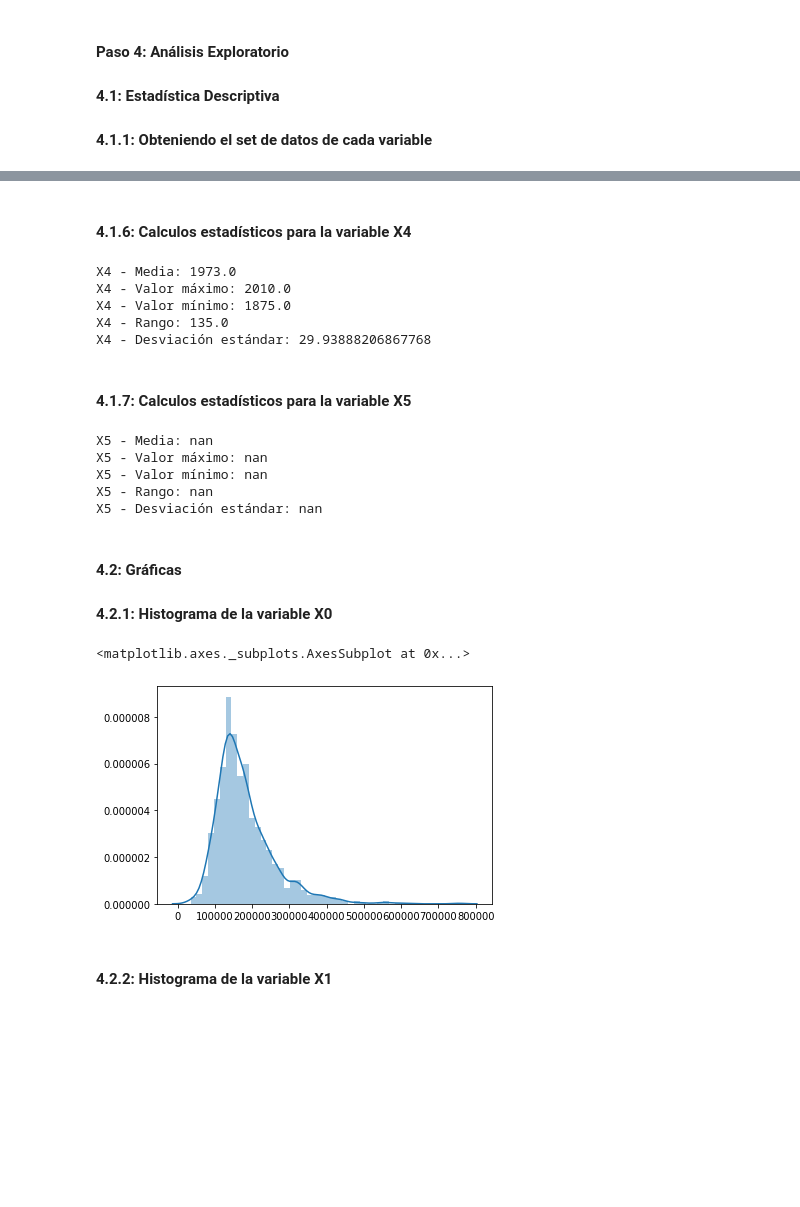
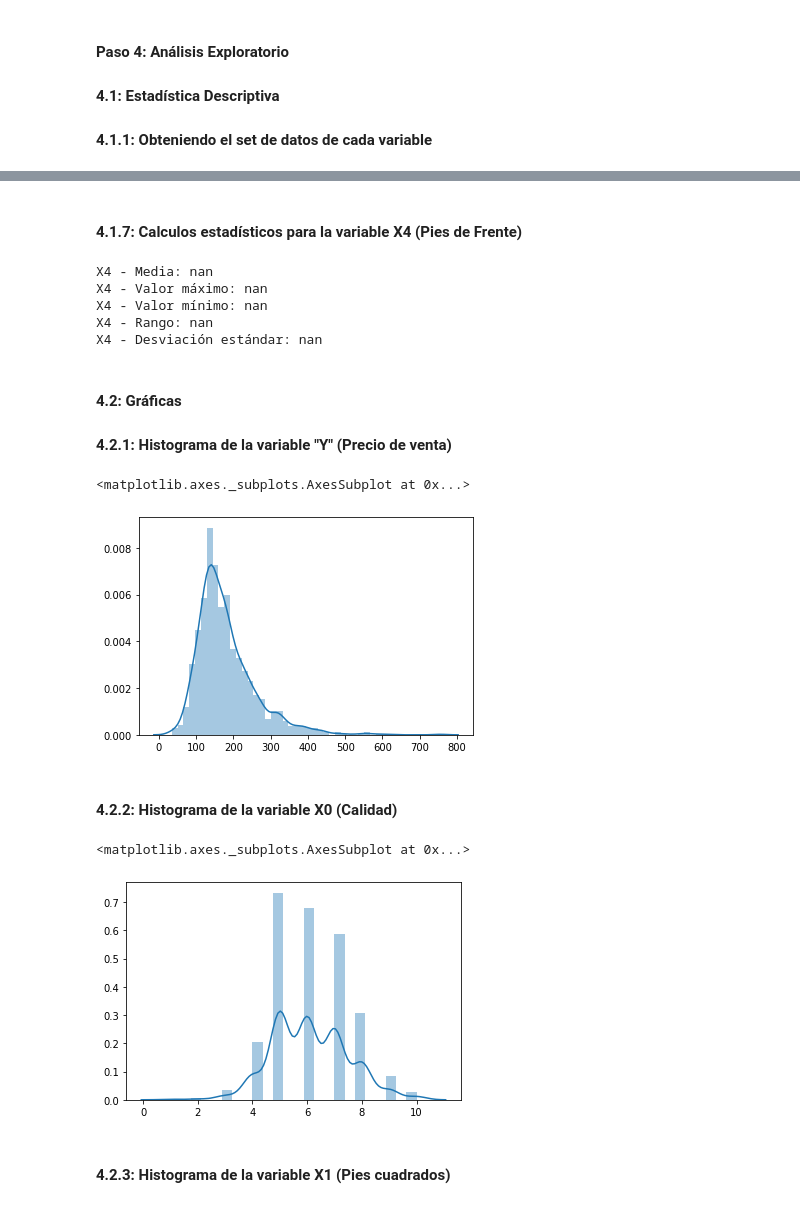
Before and after one commit to estuardozapeta/Python-Proyecto, a Jupyter notebook: Proyecto.ipynb, the cells around one changed output, grey strips where cells are left out. Saved outputs shown, nothing was run; the diff lists cells and outputs as text; code cells hidden in the pictures; blank space fills up the shorter version.

```diff
--- a/Proyecto.ipynb
+++ b/Proyecto.ipynb
@@ -32,9 +34,9 @@ set_prueba = array[n_entreno:]
 
 #### **4.1.1**: Obteniendo el set de datos de cada variable
 # %%
-X0 = set_entreno[:,0]
-X1 = set_entreno[:,1]
-X2 = set_entreno[:,2]
-X3 = set_entreno[:,3]
-X4 = set_entreno[:,4]
-X5 = set_entreno[:,5]
+Y = set_entreno[:,0]
+X0 = set_entreno[:,1]
+X1 = set_entreno[:,2]
+X2 = set_entreno[:,3]
+X3 = set_entreno[:,4]
+X4 = set_entreno[:,5]
@@ -40,0 +45,13 @@ X5 = set_entreno[:,5]
+# %%
+Y = Y/1000
+media_Y = np.median(Y)
+max_Y = np.max(Y)
+min_Y = np.min(Y)
+ptp_Y = np.ptp(Y)
+std_Y = np.std(Y)
+
+print("Y - Media:", media_Y)
+print("Y - Valor máximo:", max_Y)
+print("Y - Valor mínimo:", min_Y)
+print("Y - Rango:", ptp_Y)
+print("Y - Desviación estándar:", std_Y)
@@ -121,5 +144,5 @@ X3 - Desviación estándar: 1.6084517167387253
 # %% [markdown]
-#### **4.1.6**: Calculos estadísticos para la variable **X4**
+#### **4.1.7**: Calculos estadísticos para la variable **X4** (Pies de Frente)
 # %%
 media_X4 = np.median(X4)
 max_X4 = np.max(X4)
@@ -133,42 +156,29 @@ print("X4 - Valor mínimo:", min_X4)
 print("X4 - Rango:", ptp_X4)
 print("X4 - Desviación estándar:", std_X4)
 # %% [output]
-X4 - Media: 1973.0
-X4 - Valor máximo: 2010.0
-X4 - Valor mínimo: 1875.0
-X4 - Rango: 135.0
-X4 - Desviación estándar: 29.93888206867768
+X4 - Media: nan
+X4 - Valor máximo: nan
+X4 - Valor mínimo: nan
+X4 - Rango: nan
+X4 - Desviación estándar: nan
-# %% [markdown]
-#### **4.1.7**: Calculos estadísticos para la variable **X5**
-# %%
-media_X5 = np.median(X5)
-max_X5 = np.max(X5)
-min_X5 = np.min(X5)
-ptp_X5 = np.ptp(X5)
-std_X5 = np.std(X5)
-
-print("X5 - Media:", media_X5)
-print("X5 - Valor máximo:", max_X5)
-print("X5 - Valor mínimo:", min_X5)
-print("X5 - Rango:", ptp_X5)
-print("X5 - Desviación estándar:", std_X5)
-# %% [output]
-X5 - Media: nan
-X5 - Valor máximo: nan
-X5 - Valor mínimo: nan
-X5 - Rango: nan
-X5 - Desviación estándar: nan
+# %% [markdown]
+#### **4.2**: Gráficas
+
+#### **4.2.1**: Histograma de la variable "**Y**" (Precio de venta)
+# %%
+sb.distplot(Y)
+# %% [output]
+<matplotlib.axes._subplots.AxesSubplot at 0x...>
+[figure, added]
 # %% [markdown]
-#### **4.2**: Gráficas
-
-#### **4.2.1**: Histograma de la variable X0
+#### **4.2.2**: Histograma de la variable **X0** (Calidad)
 # %%
 sb.distplot(X0)
 # %% [output]
 <matplotlib.axes._subplots.AxesSubplot at 0x...>
-[figure, old version]
+[figure, new version]
 # %% [markdown]
-#### **4.2.2**: Histograma de la variable X1
+#### **4.2.3**: Histograma de la variable **X1** (Pies cuadrados)
 # %%
 sb.distplot(X1)
 # %% [output]
```
Also changed, not shown: parts of 43 cells of this notebook.
